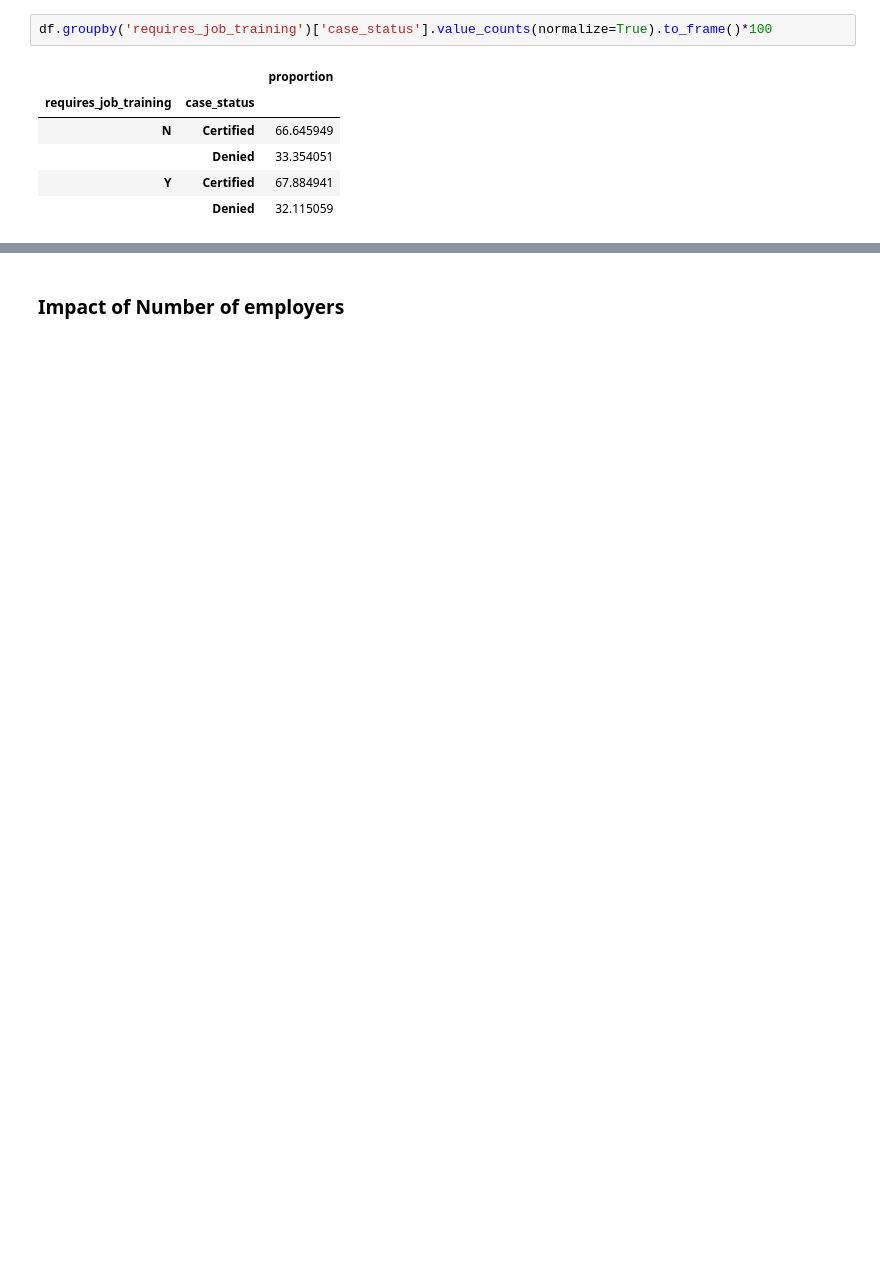
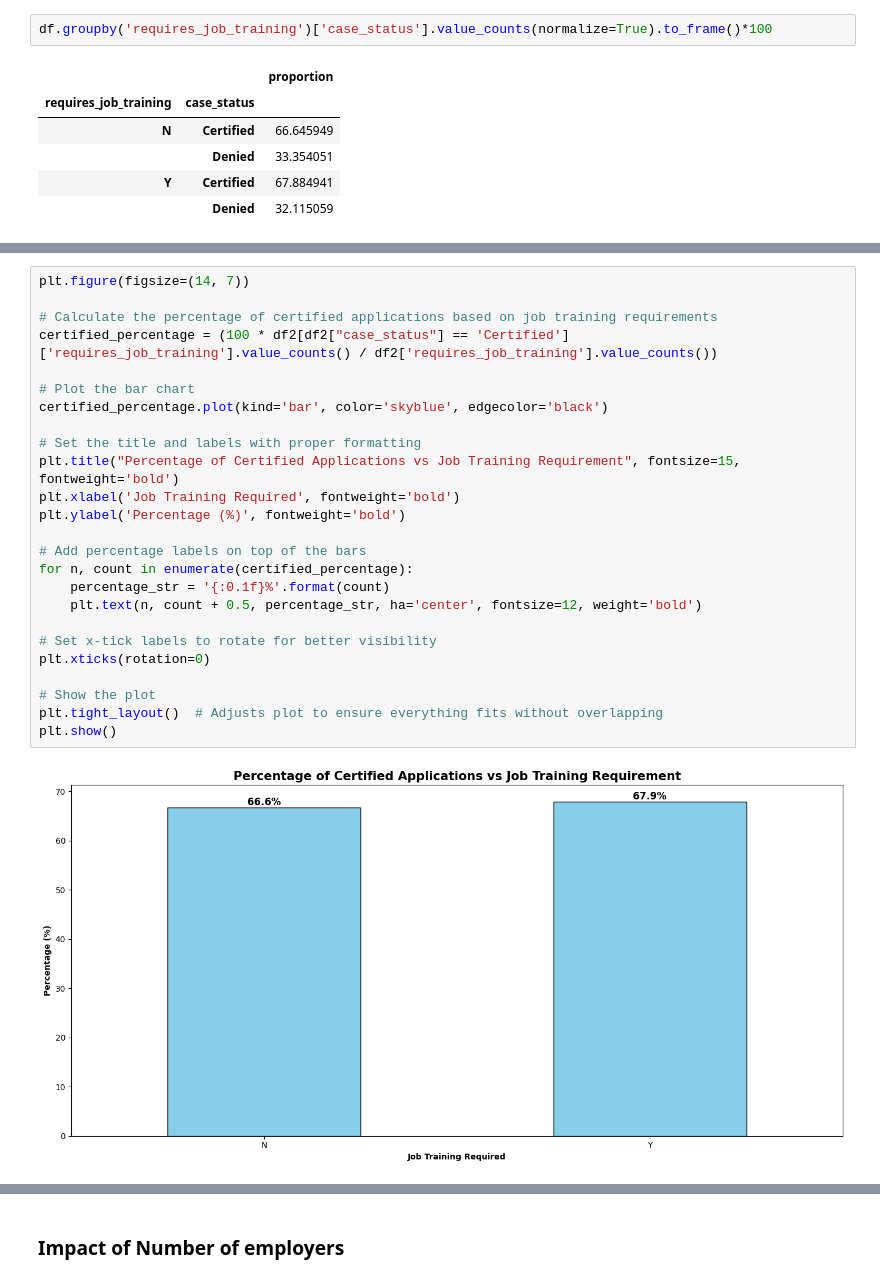
Before and after one commit to MRameezU/MLOPs_Classification_Problem, a Jupyter notebook: notebook/01_Exploratory_Data_Analysis_US_Visa.ipynb, the cells around one changed output, grey strips where cells are left out. Saved outputs shown, nothing was run; the diff lists cells and outputs as text; blank space fills up the shorter version.

```diff
--- a/notebook/01_Exploratory_Data_Analysis_US_Visa.ipynb
+++ b/notebook/01_Exploratory_Data_Analysis_US_Visa.ipynb
@@ -699,0 +718,27 @@ df.groupby('requires_job_training')['case_status'].value_counts(normalize=True).
+# %%
+plt.figure(figsize=(14, 7))
+
+# Calculate the percentage of certified applications based on job training requirements
+certified_percentage = (100 * df2[df2["case_status"] == 'Certified']['requires_job_training'].value_counts() / df2['requires_job_training'].value_counts())
+
+# Plot the bar chart
+certified_percentage.plot(kind='bar', color='skyblue', edgecolor='black')
+
+# Set the title and labels with proper formatting
+plt.title("Percentage of Certified Applications vs Job Training Requirement", fontsize=15, fontweight='bold')
+plt.xlabel('Job Training Required', fontweight='bold')
+plt.ylabel('Percentage (%)', fontweight='bold')
+
+# Add percentage labels on top of the bars
+for n, count in enumerate(certified_percentage):
+    percentage_str = '{:0.1f}%'.format(count)
+    plt.text(n, count + 0.5, percentage_str, ha='center', fontsize=12, weight='bold')
+
+# Set x-tick labels to rotate for better visibility
+plt.xticks(rotation=0)
+
+# Show the plot
+plt.tight_layout()  # Adjusts plot to ensure everything fits without overlapping
+plt.show()
+# %% [output]
+[figure, added]
```
Also changed, not shown: parts of 32 cells of this notebook.
